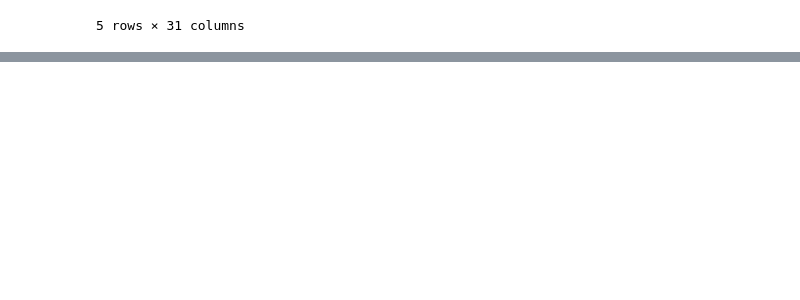
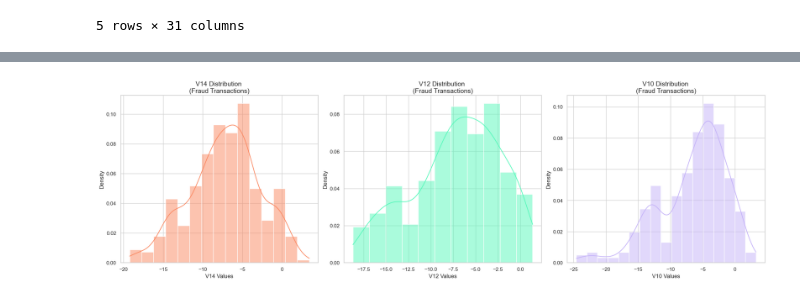
Before and after one commit to HenryCarvalho/Intelligent-Credit-Fraud-Detection-Model, a Jupyter notebook: notebooks/fraude_de_credito.ipynb, the cells around one changed output, grey strips where cells are left out. Saved outputs shown, nothing was run; the diff lists cells and outputs as text; code cells hidden in the pictures; blank space fills up the shorter version.

```diff
--- a/notebooks/fraude_de_credito.ipynb
+++ b/notebooks/fraude_de_credito.ipynb
@@ -195,0 +469,32 @@ df.head()
+# %%
+# Configuração do estilo do seaborn para um visual mais limpo
+sns.set(style="whitegrid")
+
+# Configurando a figura com subplots
+fig, axes = plt.subplots(1, 3, figsize=(20, 6), constrained_layout=True)
+
+# Distribuição de V14 para transações fraudulentas
+v14_fraud_dist = new_df['V14'].loc[new_df['Class'] == 1].values
+sns.histplot(v14_fraud_dist, ax=axes[0], kde=True, stat="density", color='#FB8861', line_kws={"color": "black"})
+axes[0].set_title('V14 Distribution \n(Fraud Transactions)', fontsize=14)
+axes[0].set_xlabel('V14 Values')
+axes[0].set_ylabel('Density')
+
+# Distribuição de V12 para transações fraudulentas
+v12_fraud_dist = new_df['V12'].loc[new_df['Class'] == 1].values
+sns.histplot(v12_fraud_dist, ax=axes[1], kde=True, stat="density", color='#56F9BB', line_kws={"color": "black"})
+axes[1].set_title('V12 Distribution \n(Fraud Transactions)', fontsize=14)
+axes[1].set_xlabel('V12 Values')
+axes[1].set_ylabel('Density')
+
+# Distribuição de V10 para transações fraudulentas
+v10_fraud_dist = new_df['V10'].loc[new_df['Class'] == 1].values
+sns.histplot(v10_fraud_dist, ax=axes[2], kde=True, stat="density", color='#C5B3F9', line_kws={"color": "black"})
+axes[2].set_title('V10 Distribution \n(Fraud Transactions)', fontsize=14)
+axes[2].set_xlabel('V10 Values')
+axes[2].set_ylabel('Density')
+
+# Exibir o gráfico
+plt.show()
+# %% [output]
+[figure, added]
```
Also changed, not shown: parts of 36 cells of this notebook, 1 other file.
